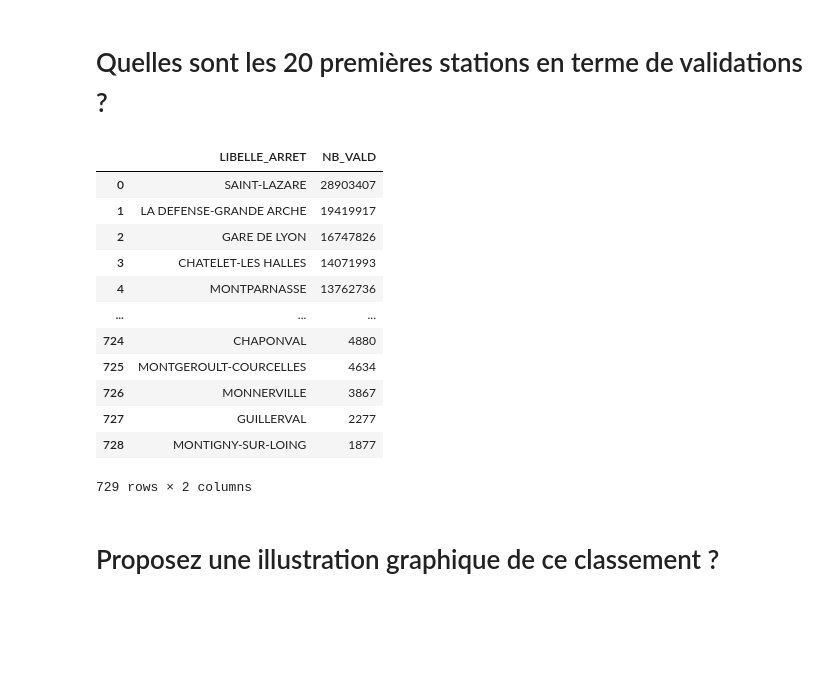
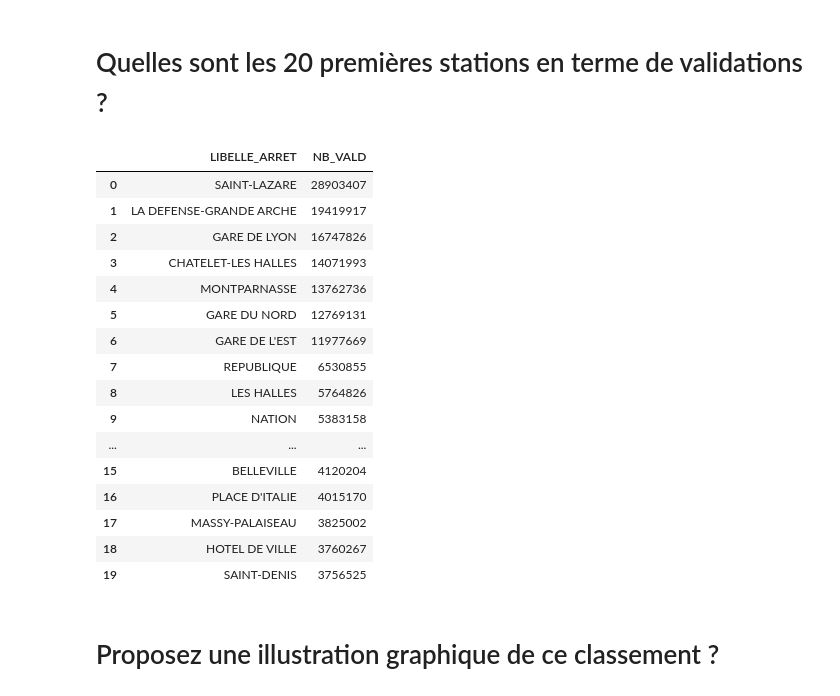
Before and after one commit to hbacard/validation-transport-idf, a Jupyter notebook: Validation_titre_Hugo_BACARD.ipynb, the cells around one changed output. Drawn from its saved outputs; the diff is of its cells as text; code cells hidden in the pictures; blank space fills up the shorter version.

```diff
--- a/Validation_titre_Hugo_BACARD.ipynb
+++ b/Validation_titre_Hugo_BACARD.ipynb
@@ -126,21 +102,25 @@ df_validation[df_validation.LIBELLE_ARRET.str.contains("L'AUMONE")]
 # %%
 df_premiers_arrets_semestre = df_validation[[LIBELLE_ARRET, NB_VALD]].groupby(LIBELLE_ARRET).sum().sort_values(by=NB_VALD, ascending=False)
 df_premiers_arrets_semestre = df_premiers_arrets_semestre.reset_index()
-df_premiers_arrets_semestre
+df_premiers_arrets_semestre.head(20)
 # %% [output]
 |  | LIBELLE_ARRET | NB_VALD |
 | 0 | SAINT-LAZARE | 28903407 |
 | 1 | LA DEFENSE-GRANDE ARCHE | 19419917 |
 | 2 | GARE DE LYON | 16747826 |
 | 3 | CHATELET-LES HALLES | 14071993 |
 | 4 | MONTPARNASSE | 13762736 |
+| 5 | GARE DU NORD | 12769131 |
+| 6 | GARE DE L'EST | 11977669 |
+| 7 | REPUBLIQUE | 6530855 |
+| 8 | LES HALLES | 5764826 |
+| 9 | NATION | 5383158 |
 | ... | ... | ... |
-| 724 | CHAPONVAL | 4880 |
-| 725 | MONTGEROULT-COURCELLES | 4634 |
-| 726 | MONNERVILLE | 3867 |
-| 727 | GUILLERVAL | 2277 |
-| 728 | MONTIGNY-SUR-LOING | 1877 |
+| 15 | BELLEVILLE | 4120204 |
+| 16 | PLACE D'ITALIE | 4015170 |
+| 17 | MASSY-PALAISEAU | 3825002 |
+| 18 | HOTEL DE VILLE | 3760267 |
+| 19 | SAINT-DENIS | 3756525 |
-729 rows × 2 columns
 # %% [markdown]
 # Proposez une illustration graphique de ce classement ?
 # %%
```
Also changed, not shown: parts of 7 cells of this notebook.
